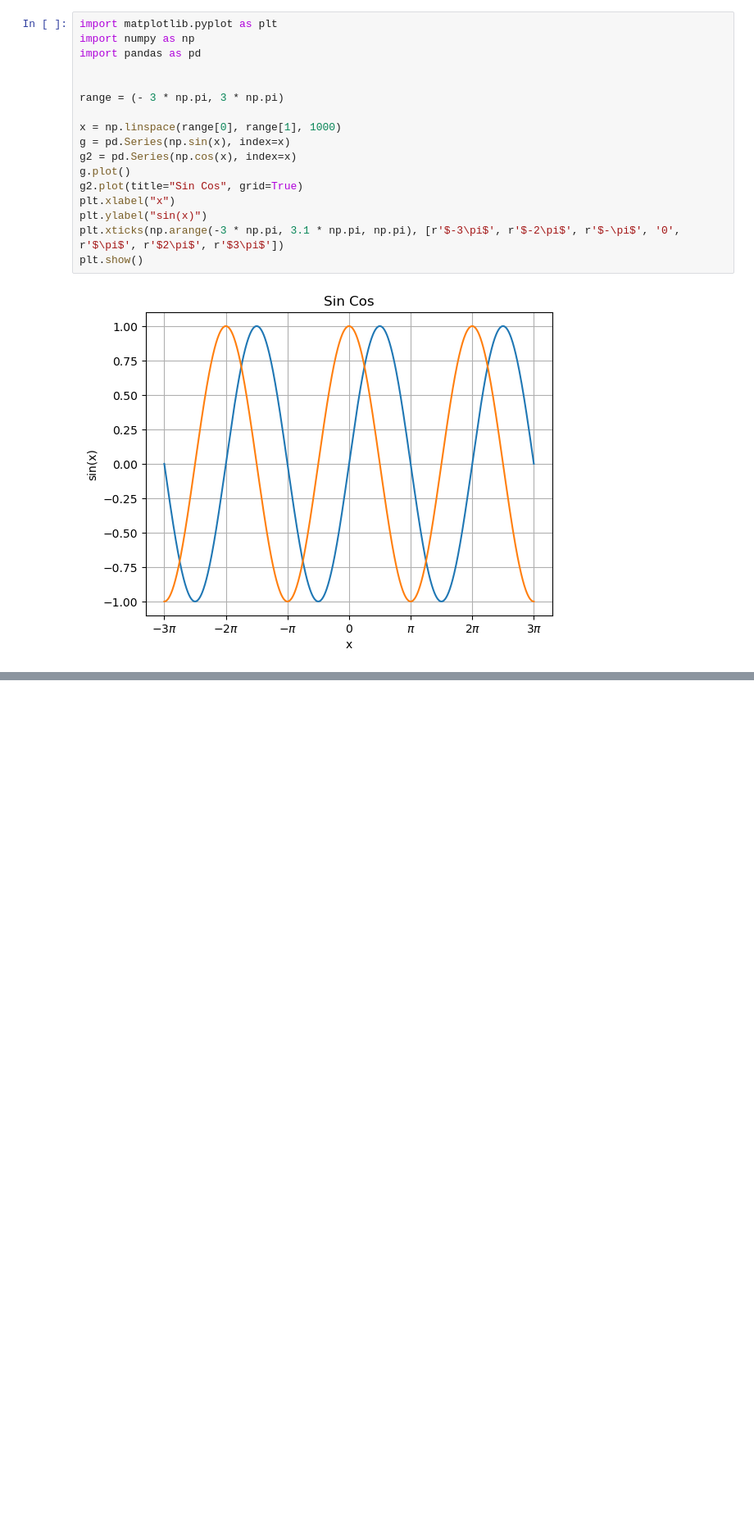
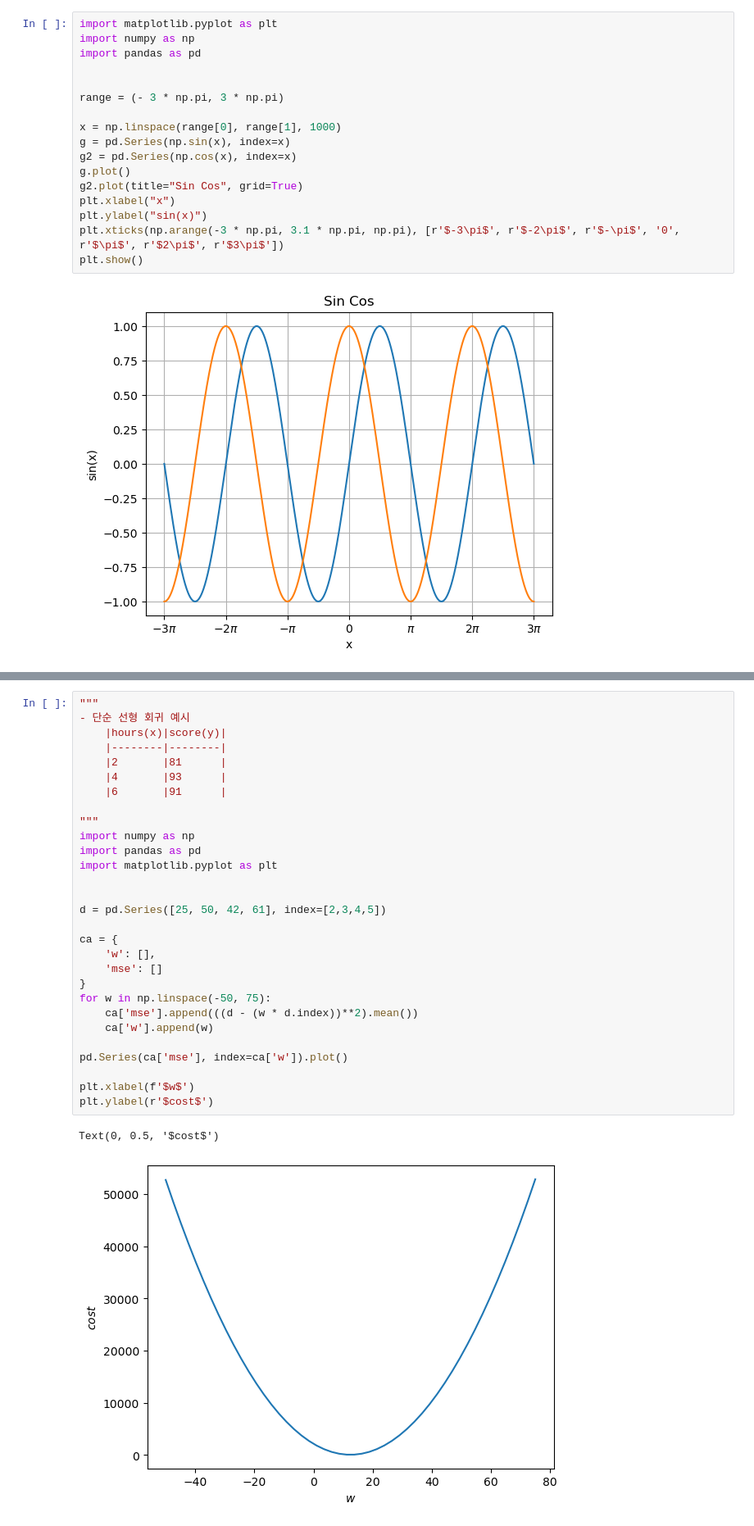
Before and after one commit to Hydrolium/Understanding-Deep-Learning, a Jupyter notebook: 0. test.ipynb, the cells around one changed output, grey strips where cells are left out. Shown at 82% size. Cells and saved outputs as stored; diff of their text form; blank space fills up the shorter version.

```diff
--- a/0. test.ipynb
+++ b/0. test.ipynb
@@ -19,0 +76,32 @@ plt.show()
+# %%
+"""
+- 단순 선형 회귀 예시
+    |hours(x)|score(y)|
+    |--------|--------|
+    |2       |81      |
+    |4       |93      |
+    |6       |91      |
+
+"""
+import numpy as np
+import pandas as pd
+import matplotlib.pyplot as plt
+
+
+d = pd.Series([25, 50, 42, 61], index=[2,3,4,5])
+
+ca = {
+    'w': [],
+    'mse': []
+}
+for w in np.linspace(-50, 75):
+    ca['mse'].append(((d - (w * d.index))**2).mean())
+    ca['w'].append(w)
+
+pd.Series(ca['mse'], index=ca['w']).plot()
+
+plt.xlabel(f'$w$')
+plt.ylabel(r'$cost$')
+# %% [output]
+Text(0, 0.5, '$cost$')
+[figure, added]
```
Also changed, not shown: parts of 1 cell of this notebook, 8 other files.
